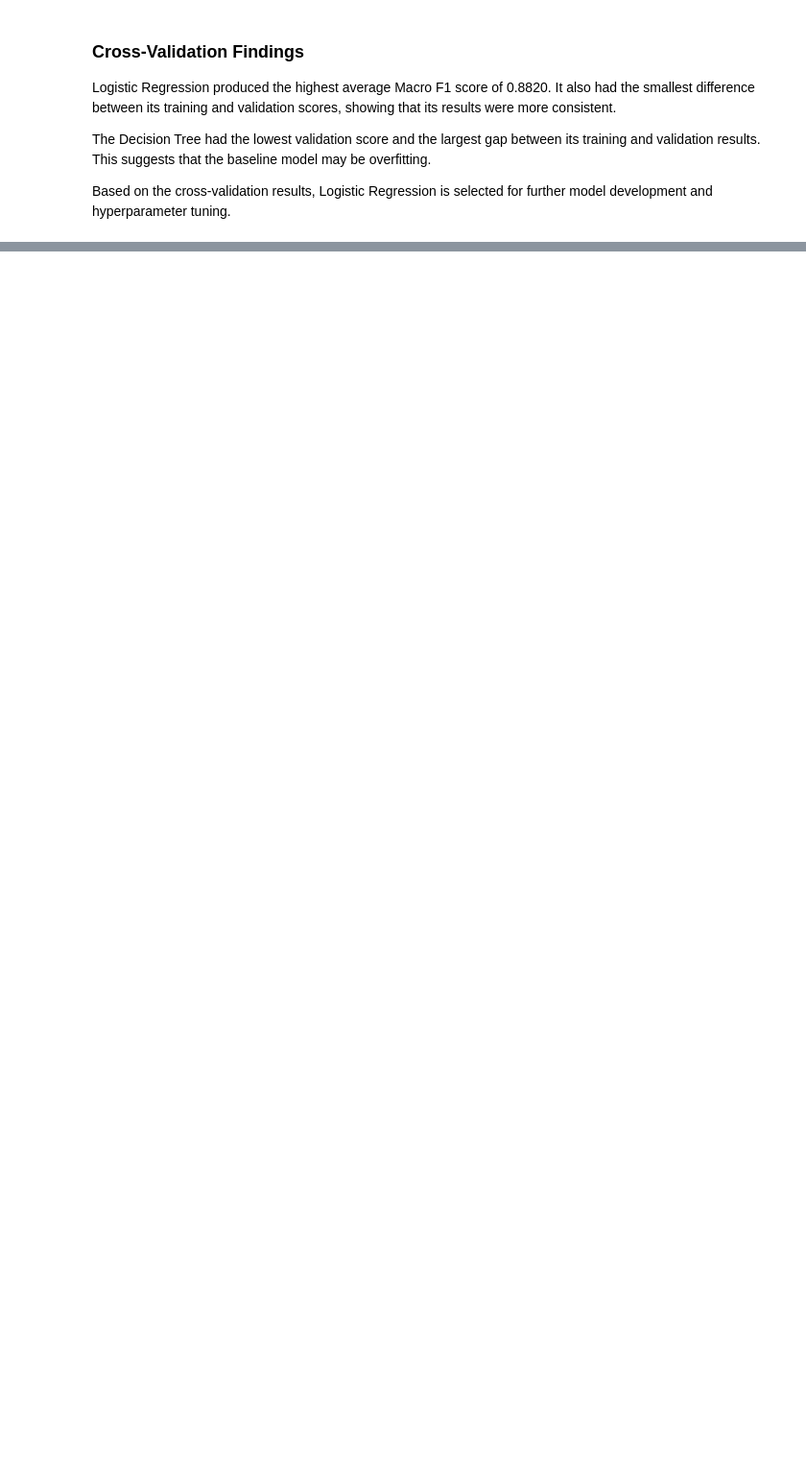
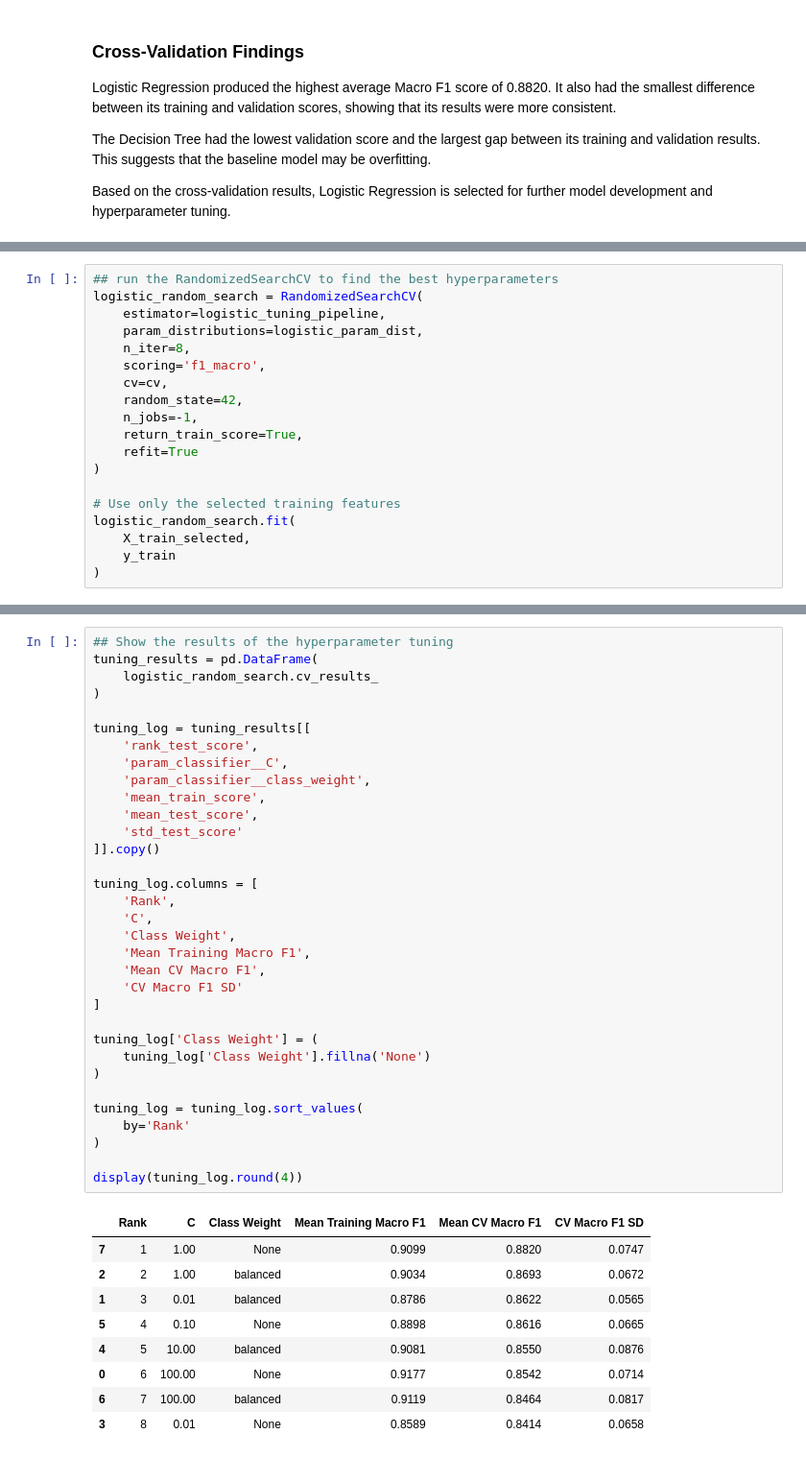
Before and after one commit to ShiroiYukiis/mldp, a Jupyter notebook: MLDP Program Codes Submission Template.ipynb, the cells around one changed output, grey strips where cells are left out. Shown at 96% size. Saved outputs shown, nothing was run; the diff lists cells and outputs as text; blank space fills up the shorter version.

```diff
--- a/MLDP Program Codes Submission Template.ipynb
+++ b/MLDP Program Codes Submission Template.ipynb
@@ -1182,0 +1341,19 @@ Based on the cross-validation results, Logistic Regression is selected for furth
+# %%
+## run the RandomizedSearchCV to find the best hyperparameters
+logistic_random_search = RandomizedSearchCV(
+    estimator=logistic_tuning_pipeline,
+    param_distributions=logistic_param_dist,
+    n_iter=8,
+    scoring='f1_macro',
+    cv=cv,
+    random_state=42,
+    n_jobs=-1,
+    return_train_score=True,
+    refit=True
+)
+
+# Use only the selected training features
+logistic_random_search.fit(
+    X_train_selected,
+    y_train
+)
@@ -1182,0 +1387,43 @@ Based on the cross-validation results, Logistic Regression is selected for furth
+# %%
+## Show the results of the hyperparameter tuning
+tuning_results = pd.DataFrame(
+    logistic_random_search.cv_results_
+)
+
+tuning_log = tuning_results[[
+    'rank_test_score',
+    'param_classifier__C',
+    'param_classifier__class_weight',
+    'mean_train_score',
+    'mean_test_score',
+    'std_test_score'
+]].copy()
+
+tuning_log.columns = [
+    'Rank',
+    'C',
+    'Class Weight',
+    'Mean Training Macro F1',
+    'Mean CV Macro F1',
+    'CV Macro F1 SD'
+]
+
+tuning_log['Class Weight'] = (
+    tuning_log['Class Weight'].fillna('None')
+)
+
+tuning_log = tuning_log.sort_values(
+    by='Rank'
+)
+
+display(tuning_log.round(4))
+# %% [output]
+|  | Rank | C | Class Weight | Mean Training Macro F1 | Mean CV Macro F1 | CV Macro F1 SD |
+| 7 | 1 | 1.00 | None | 0.9099 | 0.8820 | 0.0747 |
+| 2 | 2 | 1.00 | balanced | 0.9034 | 0.8693 | 0.0672 |
+| 1 | 3 | 0.01 | balanced | 0.8786 | 0.8622 | 0.0565 |
+| 5 | 4 | 0.10 | None | 0.8898 | 0.8616 | 0.0665 |
+| 4 | 5 | 10.00 | balanced | 0.9081 | 0.8550 | 0.0876 |
+| 0 | 6 | 100.00 | None | 0.9177 | 0.8542 | 0.0714 |
+| 6 | 7 | 100.00 | balanced | 0.9119 | 0.8464 | 0.0817 |
+| 3 | 8 | 0.01 | None | 0.8589 | 0.8414 | 0.0658 |
```
Also changed, not shown: parts of 16 cells of this notebook.
